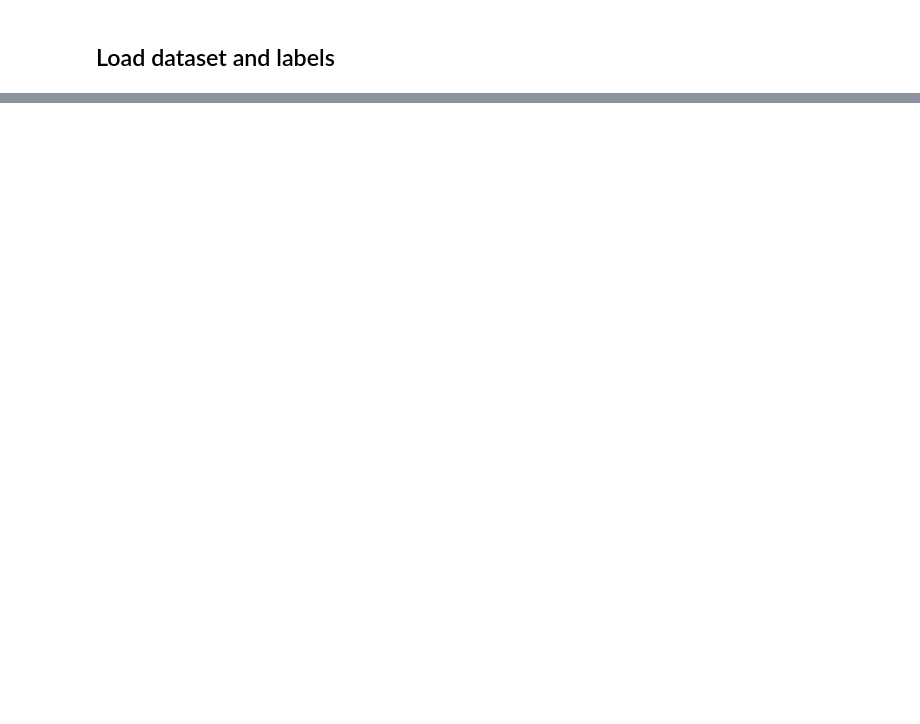
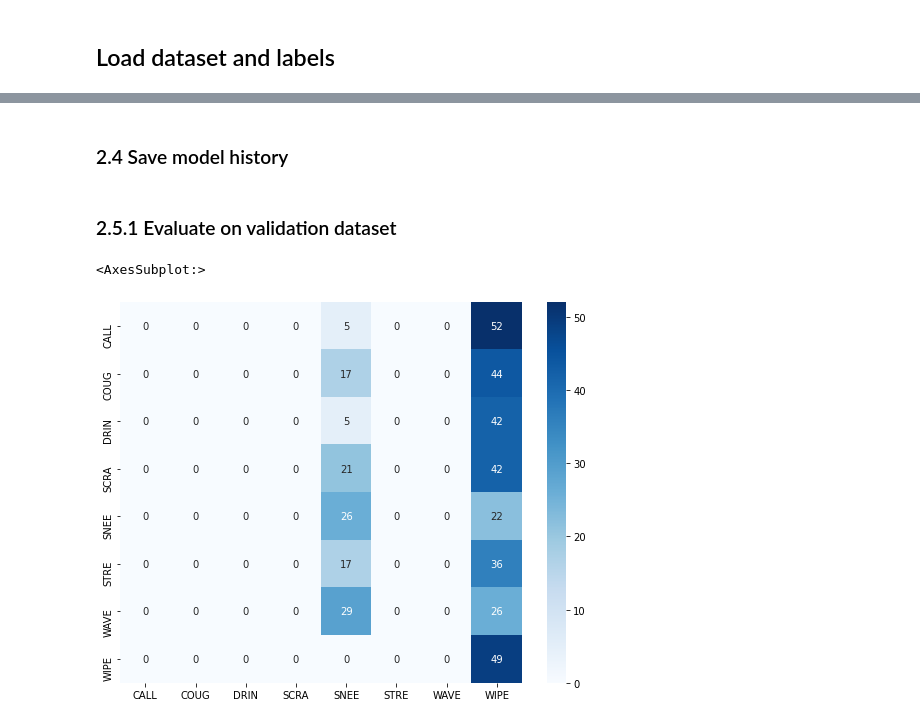
Before and after one commit to alanlou/cs231n-project, a Jupyter notebook: notebooks/train_cnn_lstm.ipynb, the cells around one changed output, grey strips where cells are left out. Saved outputs shown, nothing was run; the diff lists cells and outputs as text; code cells hidden in the pictures; blank space fills up the shorter version.

```diff
--- a/notebooks/train_cnn_lstm.ipynb
+++ b/notebooks/train_cnn_lstm.ipynb
@@ -185,0 +175,5 @@ model.evaluate(test_data, test_labels)
+# %%
+model_3dConv = keras.models.load_model(os.path.join(base_dir, "conv_3d_model.h5"))
+val_preds = model_3dConv.predict(val_data)
+val_preds = np.argmax(val_preds,axis=1)
+val_true = [mapping[x] for x in val_actions]
@@ -185,0 +209,6 @@ model.evaluate(test_data, test_labels)
+# %%
+#Load test
+base_dir = '/home/ubuntu'
+
+test_data = np.load(os.path.join(base_dir, 'test_data_pre12.npy'))
+test_actions = np.load(os.path.join(base_dir, 'test_actions_pre12.npy'), allow_pickle=True)
@@ -185,0 +469,2 @@ model.evaluate(test_data, test_labels)
+# %% [markdown]
+### 2.4 Save model history
@@ -185,0 +476,32 @@ model.evaluate(test_data, test_labels)
+# %% [markdown]
+### 2.5.1 Evaluate on validation dataset
+# %%
+model_cnlst = keras.models.load_model(os.path.join(base_dir, "cnn_lstm_model.h5"))
+
+val_preds = model_cnlst.predict_classes(val_data)
+
+mapping = {
+    'CALL': 0,
+    'COUG': 1,
+    'DRIN': 2,
+    'SCRA': 3,
+    'SNEE': 4,
+    'STRE': 5,
+    'WAVE': 6,
+    'WIPE': 7,
+}
+val_true = [mapping[x] for x in val_actions]
+# %%
+import seaborn as sn
+import pandas as pd
+import matplotlib.pyplot as plt
+import sklearn.metrics as metrics
+
+confusion_matrix = metrics.confusion_matrix(y_true=val_true, y_pred=val_preds)
+df_cm = pd.DataFrame(confusion_matrix, index = mapping.keys(),
+                  columns = mapping.keys())
+plt.figure(figsize = (9,7))
+sn.heatmap(df_cm, annot=True, cmap="Blues")
+# %% [output]
+<AxesSubplot:>
+[figure, added]
```
Also changed, not shown: parts of 82 cells of this notebook, 4 other files.
